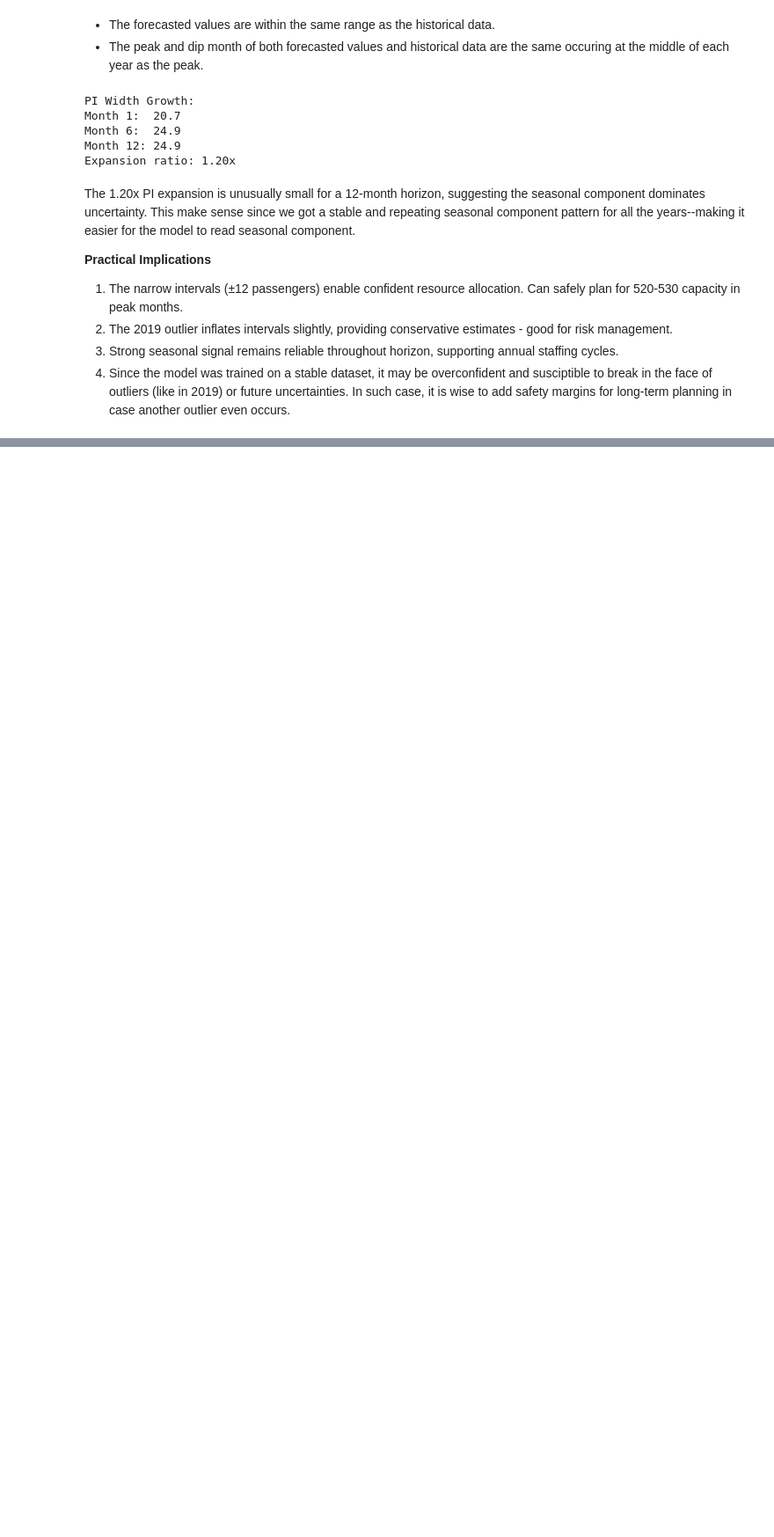
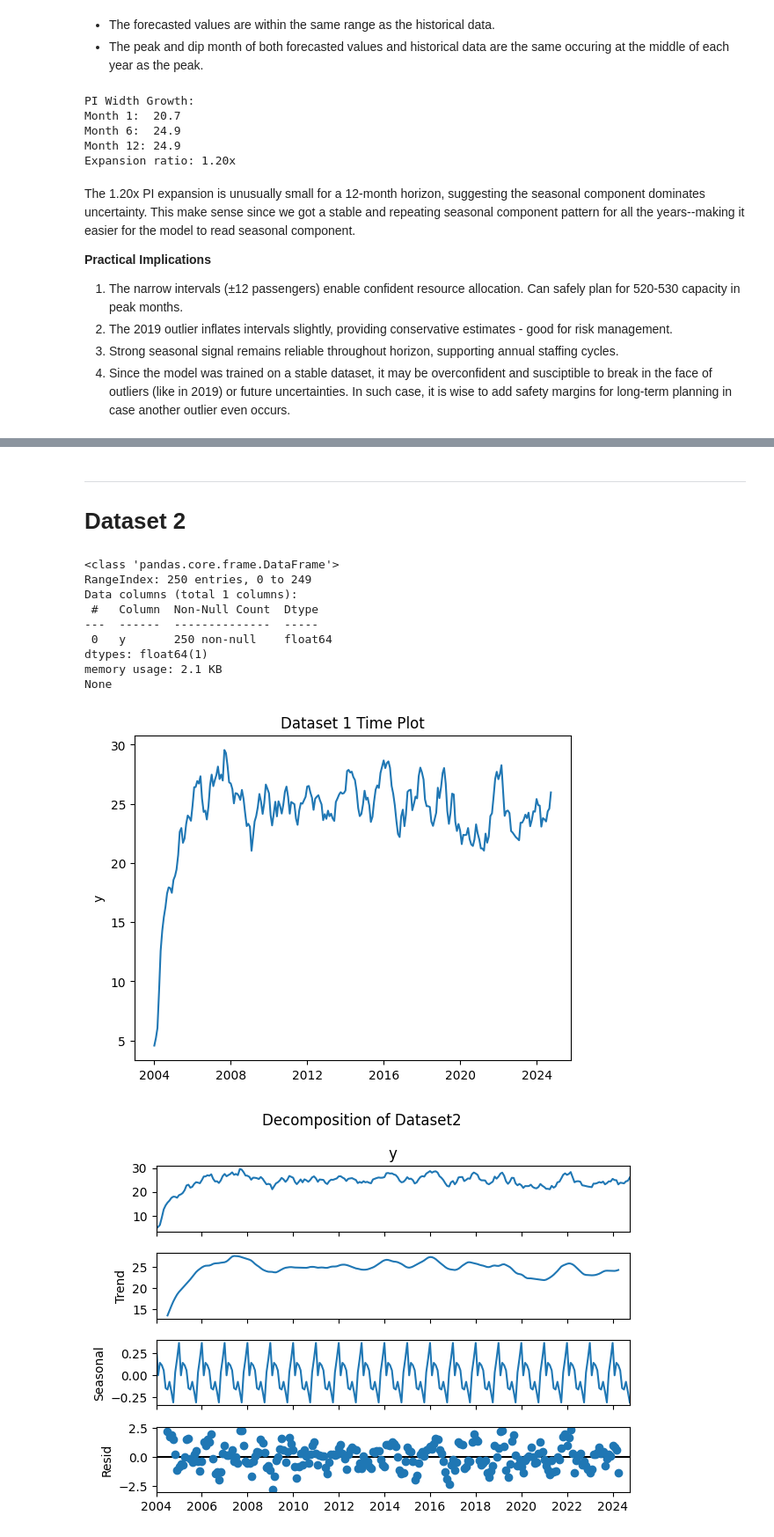
Before and after one commit to RomandRapido/APM1215-TimeSeries, a Jupyter notebook: FA3_Lansangan/FA3_Lansangan.ipynb, the cells around one changed output, grey strips where cells are left out. Shown at 88% size. Drawn from its saved outputs; the diff is of its cells as text; code cells hidden in the pictures; blank space fills up the shorter version.

```diff
--- a/FA3_Lansangan/FA3_Lansangan.ipynb
+++ b/FA3_Lansangan/FA3_Lansangan.ipynb
@@ -524,2 +544,36 @@ MAPE: 1.19%
 **Key Tradeoff and Robustness Concerns**:
 Although we could use more complex model like adding an exogenous variables and using SARIMAX to reduce the errors but it ought to risk overfitting and may not be ideal when another outlier event occurs--even more than what the model has now (due to current stability of the dataset)
+# %% [markdown]
+---
+
+# Dataset 2
+# %%
+df2 = pd.read_csv("dataset2.csv")
+print(df2.info())
+df2.index = pd.date_range(start='2004-01-01', periods=len(df2), freq='MS')
+
+# df2['y'] = df2['y'].asfreq("M")
+
+df2.head()
+sns.lineplot(df2)
+plt.title("Dataset 1 Time Plot")
+plt.legend().remove()
+plt.ylabel("y");
+
+from statsmodels.tsa.seasonal import seasonal_decompose
+result = seasonal_decompose(df2['y'], model="additive", period=12)
+fig = result.plot()
+fig.suptitle("Decomposition of Dataset2")
+plt.tight_layout();
+# %% [output]
+<class 'pandas.core.frame.DataFrame'>
+RangeIndex: 250 entries, 0 to 249
+Data columns (total 1 columns):
+ #   Column  Non-Null Count  Dtype
+---  ------  --------------  -----
+ 0   y       250 non-null    float64
+dtypes: float64(1)
+memory usage: 2.1 KB
+None
+[figure, added]
+[figure, added]
```
Also changed, not shown: parts of 39 cells of this notebook, 1 other file.
